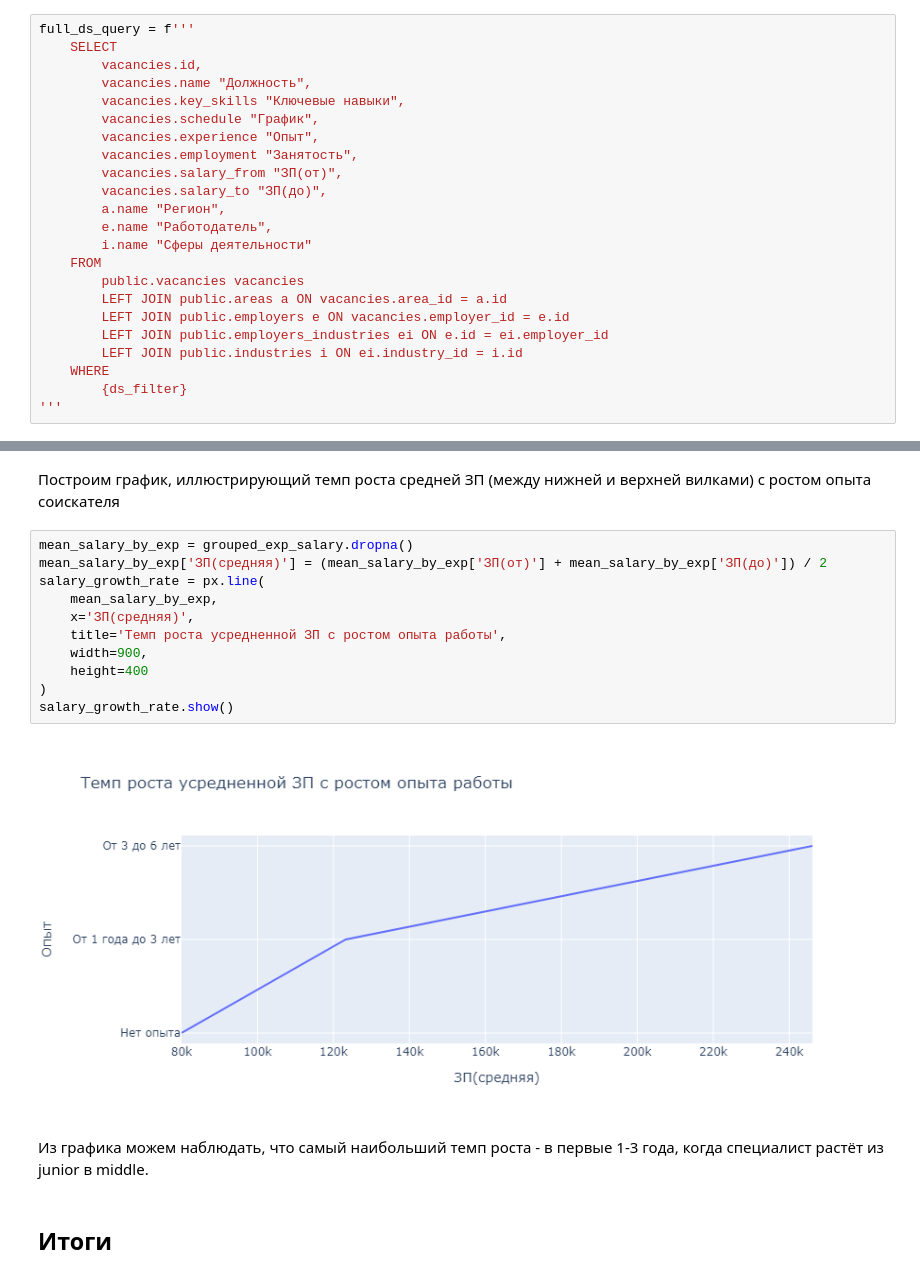
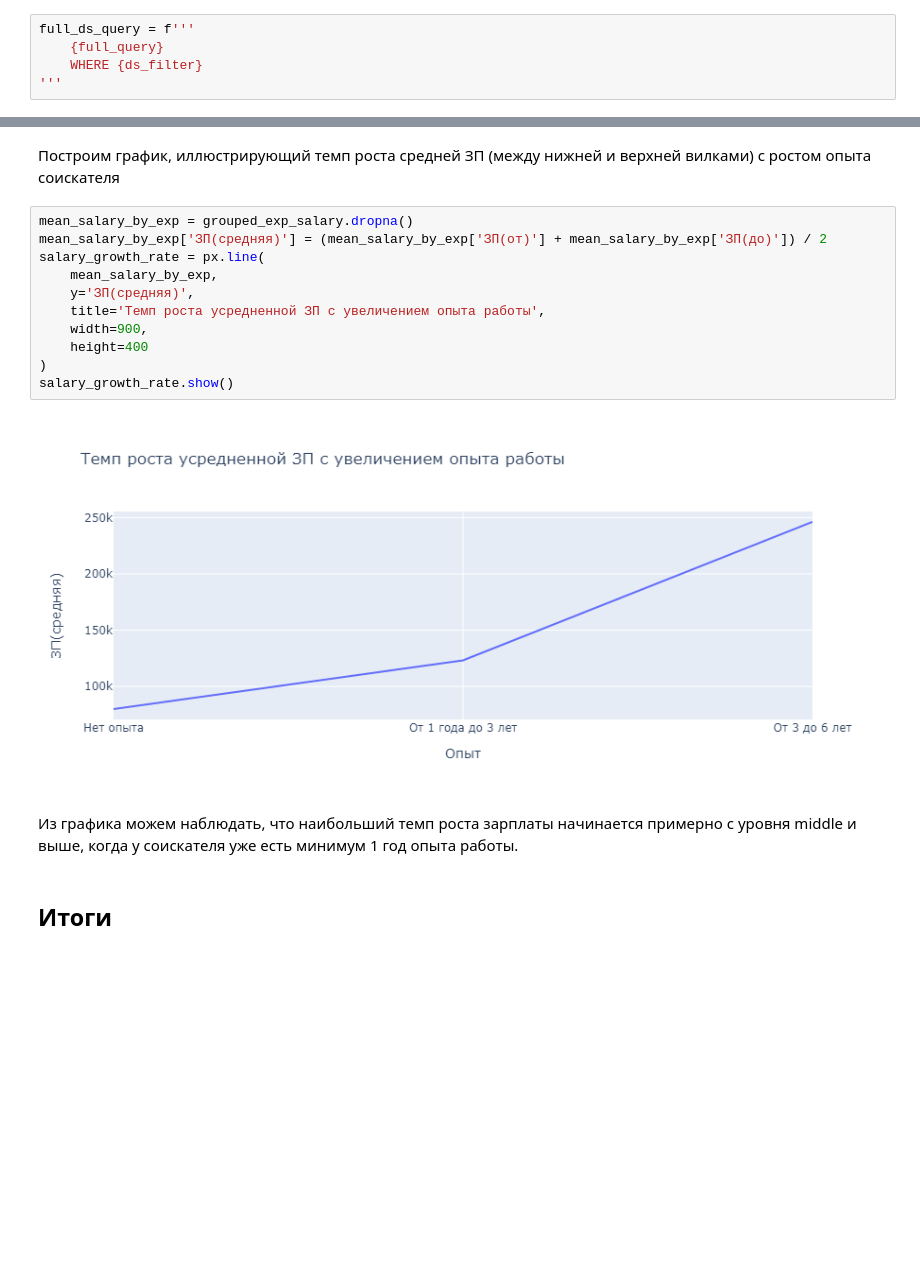
Before and after one commit to ScReameer/HH-DataScience-project-2, a Jupyter notebook: Project_2_Анализ_вакансий_HH.ipynb, the cells around one changed output, grey strips where cells are left out. Cells and saved outputs as stored; diff of their text form; blank space fills up the shorter version.

```diff
--- a/Project_2_Анализ_вакансий_HH.ipynb
+++ b/Project_2_Анализ_вакансий_HH.ipynb
@@ -647,25 +837,7 @@ print(
 # %%
 full_ds_query = f'''
-    SELECT
-        vacancies.id,
-        vacancies.name "Должность",
-        vacancies.key_skills "Ключевые навыки",
-        vacancies.schedule "График",
-        vacancies.experience "Опыт",
-        vacancies.employment "Занятость",
-        vacancies.salary_from "ЗП(от)",
-        vacancies.salary_to "ЗП(до)",
-        a.name "Регион",
-        e.name "Работодатель",
-        i.name "Сферы деятельности"
-    FROM
-        public.vacancies vacancies
-        LEFT JOIN public.areas a ON vacancies.area_id = a.id
-        LEFT JOIN public.employers e ON vacancies.employer_id = e.id
-        LEFT JOIN public.employers_industries ei ON e.id = ei.employer_id
-        LEFT JOIN public.industries i ON ei.industry_id = i.id
-    WHERE
-        {ds_filter}
+    {full_query}
+    WHERE {ds_filter}
 '''
 # %% [markdown]
 Посмотрим на датафрейм для всех Data Science вакансий.
@@ -763,17 +935,17 @@ display(grouped_exp_salary)
 # %%
 mean_salary_by_exp = grouped_exp_salary.dropna()
 mean_salary_by_exp['ЗП(средняя)'] = (mean_salary_by_exp['ЗП(от)'] + mean_salary_by_exp['ЗП(до)']) / 2
 salary_growth_rate = px.line(
     mean_salary_by_exp,
-    x='ЗП(средняя)',
-    title='Темп роста усредненной ЗП с ростом опыта работы',
+    y='ЗП(средняя)',
+    title='Темп роста усредненной ЗП с увеличением опыта работы',
     width=900,
     height=400
 )
 salary_growth_rate.show()
 # %% [output]
-[figure, old version]
+[figure, new version]
 # %% [markdown]
-Из графика можем наблюдать, что самый наибольший темп роста - в первые 1-3 года, когда специалист растёт из junior в middle.
+Из графика можем наблюдать, что наибольший темп роста зарплаты начинается примерно с уровня middle и выше, когда у соискателя уже есть минимум 1 год опыта работы.
 # %% [markdown]
 ## Итоги
```
Also changed, not shown: parts of 46 cells of this notebook.
